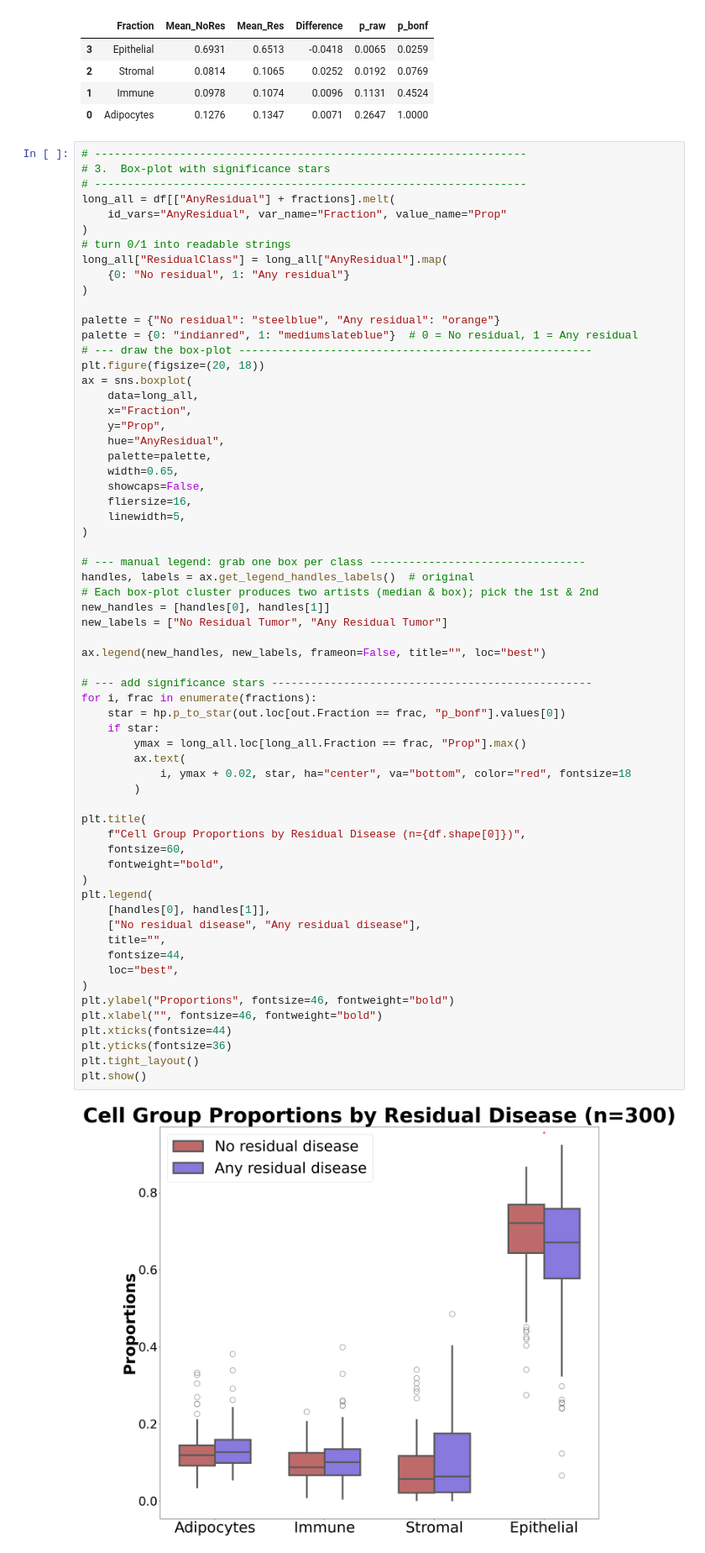
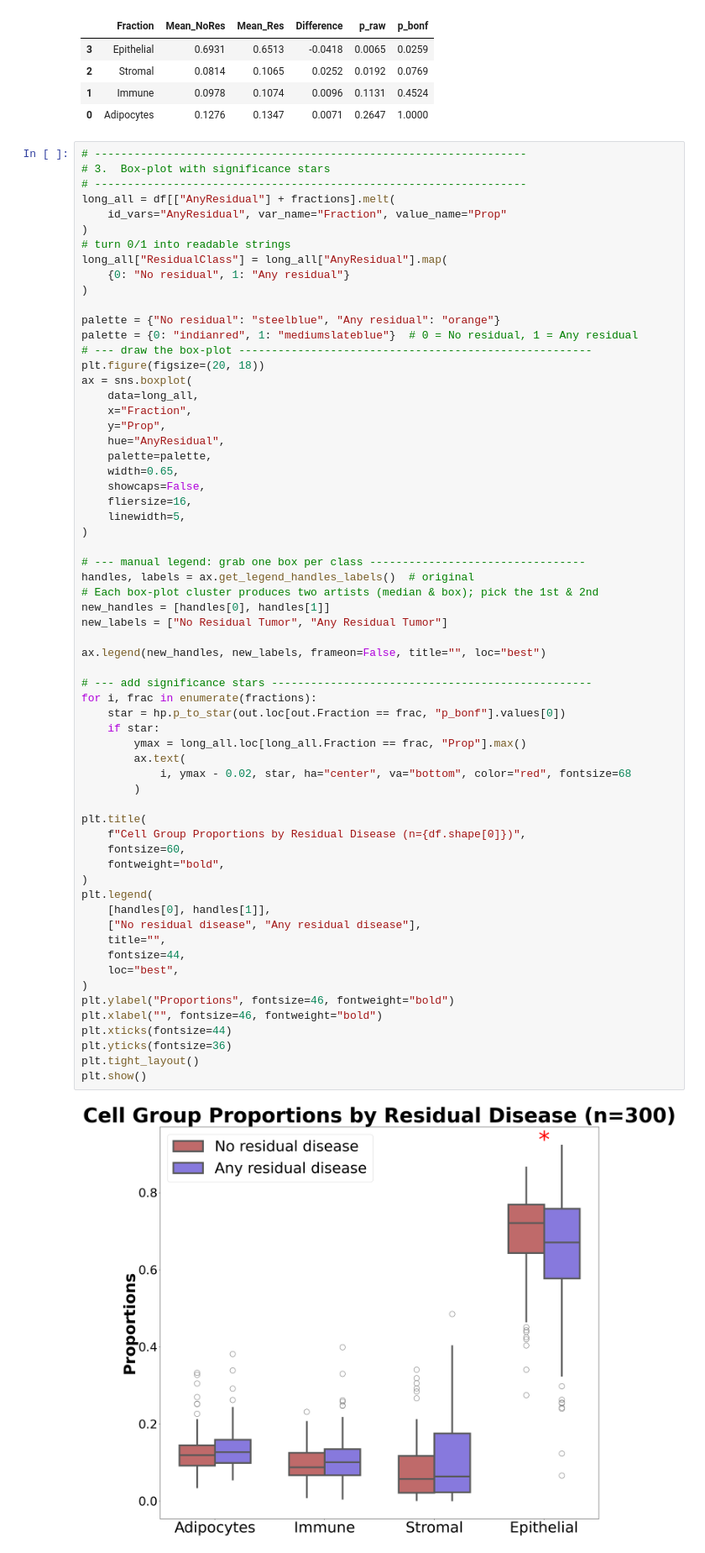
Before and after one commit to ivichadriana/HGSOC_Adipocytes, a Jupyter notebook: notebooks/analysis_proportions_vs_residual.ipynb, the cells around one changed output. Shown: that part at 84% size. Saved outputs shown, nothing was run; the diff lists cells and outputs as text.

```diff
--- a/notebooks/analysis_proportions_vs_residual.ipynb
+++ b/notebooks/analysis_proportions_vs_residual.ipynb
@@ -224,32 +224,32 @@ new_labels = ["No Residual Tumor", "Any Residual Tumor"]
 
 ax.legend(new_handles, new_labels, frameon=False, title="", loc="best")
 
 # --- add significance stars -------------------------------------------------
 for i, frac in enumerate(fractions):
     star = hp.p_to_star(out.loc[out.Fraction == frac, "p_bonf"].values[0])
     if star:
         ymax = long_all.loc[long_all.Fraction == frac, "Prop"].max()
         ax.text(
-            i, ymax + 0.02, star, ha="center", va="bottom", color="red", fontsize=18
+            i, ymax - 0.02, star, ha="center", va="bottom", color="red", fontsize=68
         )
 
 plt.title(
     f"Cell Group Proportions by Residual Disease (n={df.shape[0]})",
     fontsize=60,
     fontweight="bold",
 )
 plt.legend(
     [handles[0], handles[1]],
     ["No residual disease", "Any residual disease"],
     title="",
     fontsize=44,
     loc="best",
 )
 plt.ylabel("Proportions", fontsize=46, fontweight="bold")
 plt.xlabel("", fontsize=46, fontweight="bold")
 plt.xticks(fontsize=44)
 plt.yticks(fontsize=36)
 plt.tight_layout()
 plt.show()
 # %% [output]
-[figure, old version]
+[figure, new version]
```
Also changed, not shown: 2 other files.
